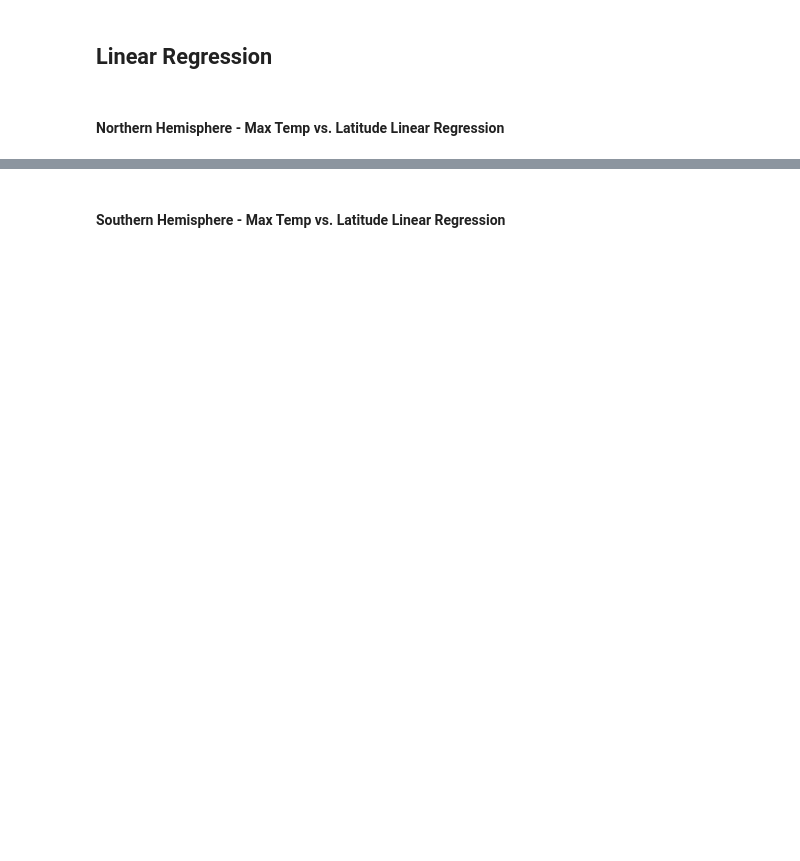
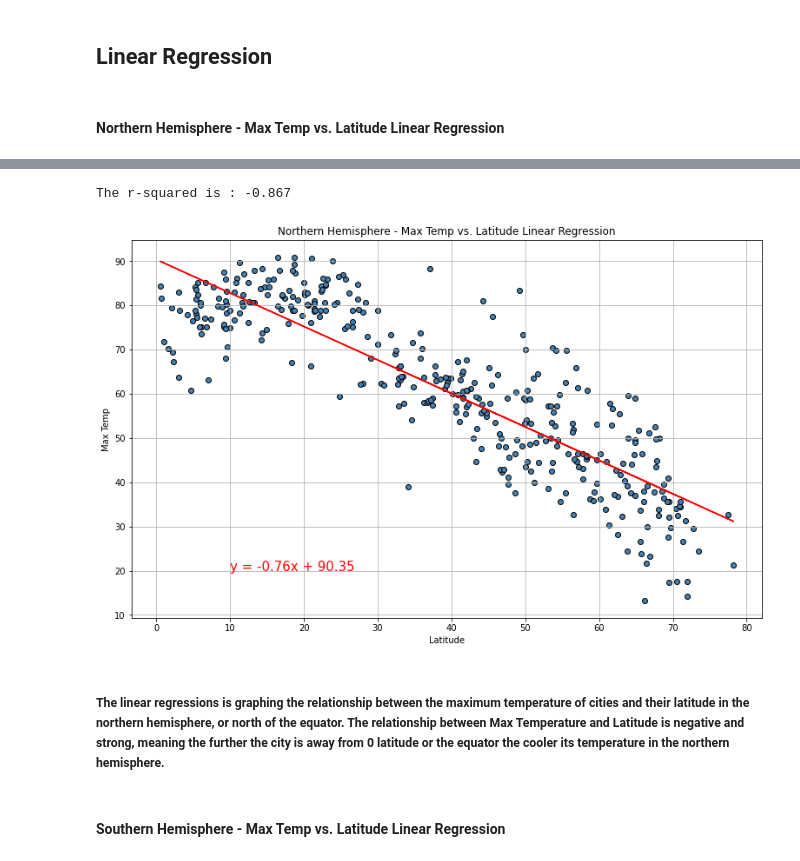
Before and after one commit to kreetigulati/06-python-api-challenge, a Jupyter notebook: WeatherPy/WeatherPy.ipynb, the cells around one changed output, grey strips where cells are left out. Saved outputs shown, nothing was run; the diff lists cells and outputs as text; code cells hidden in the pictures; blank space fills up the shorter version.

```diff
--- a/WeatherPy/WeatherPy.ipynb
+++ b/WeatherPy/WeatherPy.ipynb
@@ -254,5 +276,21 @@ ax.set(xlabel="Latitude",
 # %%
 northern_hemishphere = df_raw_data.loc[df_raw_data["Lat"] >= 0]
 southern_hemishphere = df_raw_data.loc[df_raw_data["Lat"] < 0]
+# %%
+def weather_graphing(x_axis, y_axis, title, xlabel, ylabel, text_coordinates):
+    #linear regression
+    print(f"The r-squared is : {round(st.pearsonr(x_axis, y_axis)[0],3)}")
+    (slope, intercept, rvalue, pvalue, stderr) = linregress(x_axis, y_axis)
+    regress_values = x_axis * slope + intercept
+    line_eq = "y = " + str(round(slope,2)) + "x + " + str(round(intercept,2))
+    #graphing
+    plt.figure(figsize=(13,8))
+    plt.scatter(x_axis, y_axis, marker="o", facecolors="steelblue", edgecolors="black")
+    plt.xlabel(xlabel)
+    plt.ylabel(ylabel)
+    plt.title(title)
+    plt.grid()
+    plt.annotate(line_eq, text_coordinates,fontsize=15,color="red")
+    plt.plot(x_axis,regress_values,"r-")
 # %% [markdown]
 ####  Northern Hemisphere - Max Temp vs. Latitude Linear Regression
@@ -263,2 +297,12 @@ The r-value is: 0.46937863826630627
+# %%
+x_axis = northern_hemishphere["Lat"]
+y_axis = northern_hemishphere["Max Temp"]
+weather_graphing(x_axis, y_axis, 'Northern Hemisphere - Max Temp vs. Latitude Linear Regression', 'Latitude', 'Max Temp', (10,20))
+plt.savefig('../Images/Northern Hemisphere - Max Temp vs. Latitude Linear Regression.png')
+# %% [output]
+The r-squared is : -0.867
+[figure, added]
+# %% [markdown]
+##### The linear regressions is graphing the relationship between the maximum temperature of cities and their latitude in the northern hemisphere, or north of the equator. The relationship between Max Temperature and Latitude is negative and strong, meaning the further the city is away from 0 latitude or the equator the cooler its temperature in the northern hemisphere.
 # %% [markdown]
 ####  Southern Hemisphere - Max Temp vs. Latitude Linear Regression
```
Also changed, not shown: parts of 44 cells of this notebook, 16 other files.
